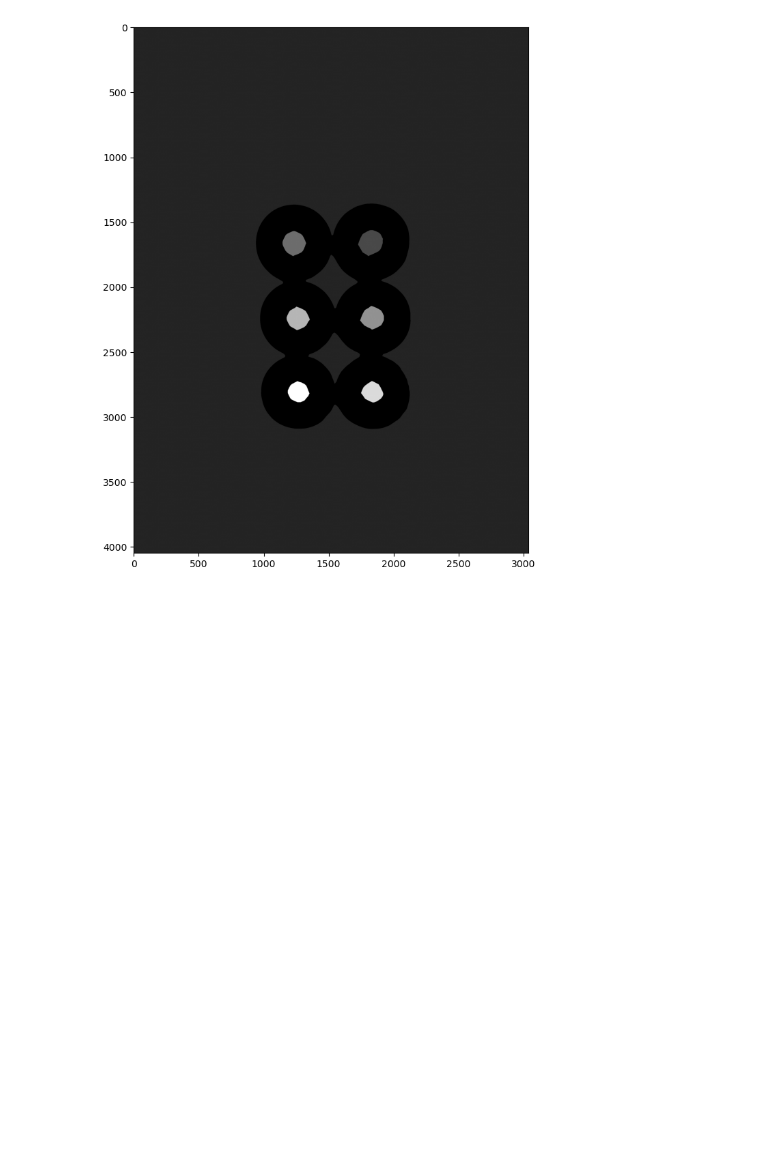
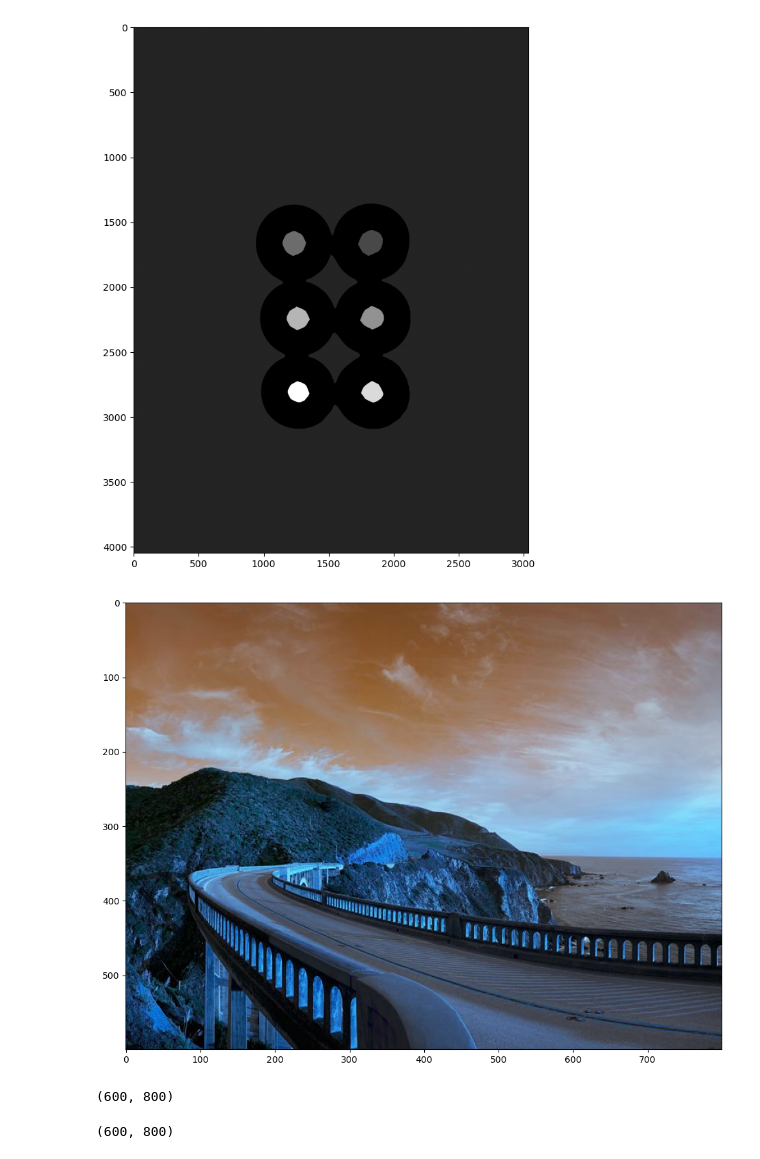
Before and after one commit to ezekielamitchell/ComputerVision, a Jupyter notebook: opencv-deep-learning-course/06-object-detection/watershed_algorithm.ipynb, the cells around one changed output. Drawn from its saved outputs; the diff is of its cells as text; code cells hidden in the pictures; blank space fills up the shorter version.

```diff
--- a/opencv-deep-learning-course/06-object-detection/watershed_algorithm.ipynb
+++ b/opencv-deep-learning-course/06-object-detection/watershed_algorithm.ipynb
@@ -115,3 +115,9 @@ markers[unknown==255] = 0
 display(markers)
 # %% [output]
 [figure]
+# %%
+road = cv.imread('../data/road_image.jpg')
+# %%
+display(road)
+# %% [output]
+[figure, added]
@@ -117,0 +127,4 @@ display(markers)
+# %%
+road.shape[:2]
+# %% [output]
+(600, 800)
@@ -117,0 +135,4 @@ display(markers)
+# %%
+marker_img.shape
+# %% [output]
+(600, 800)
```
Also changed, not shown: parts of 12 cells of this notebook, 1 other file.
